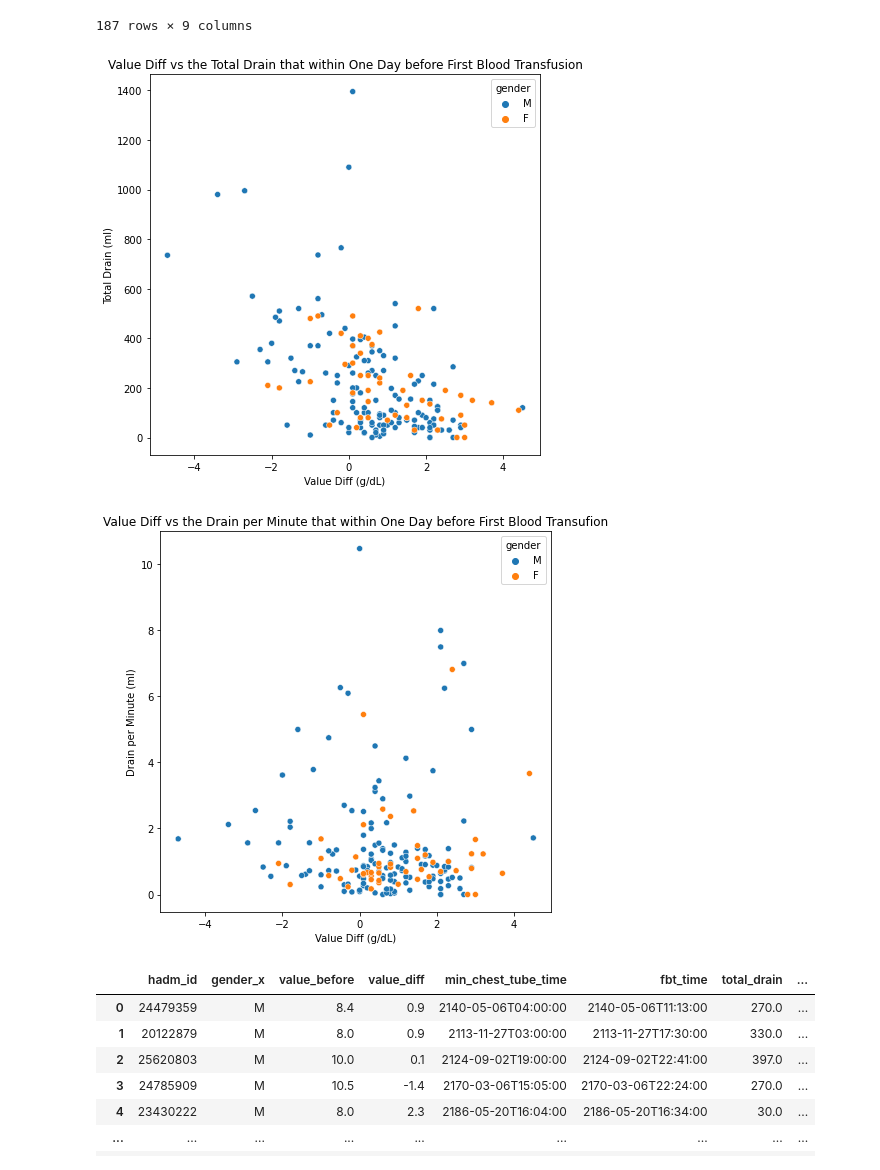
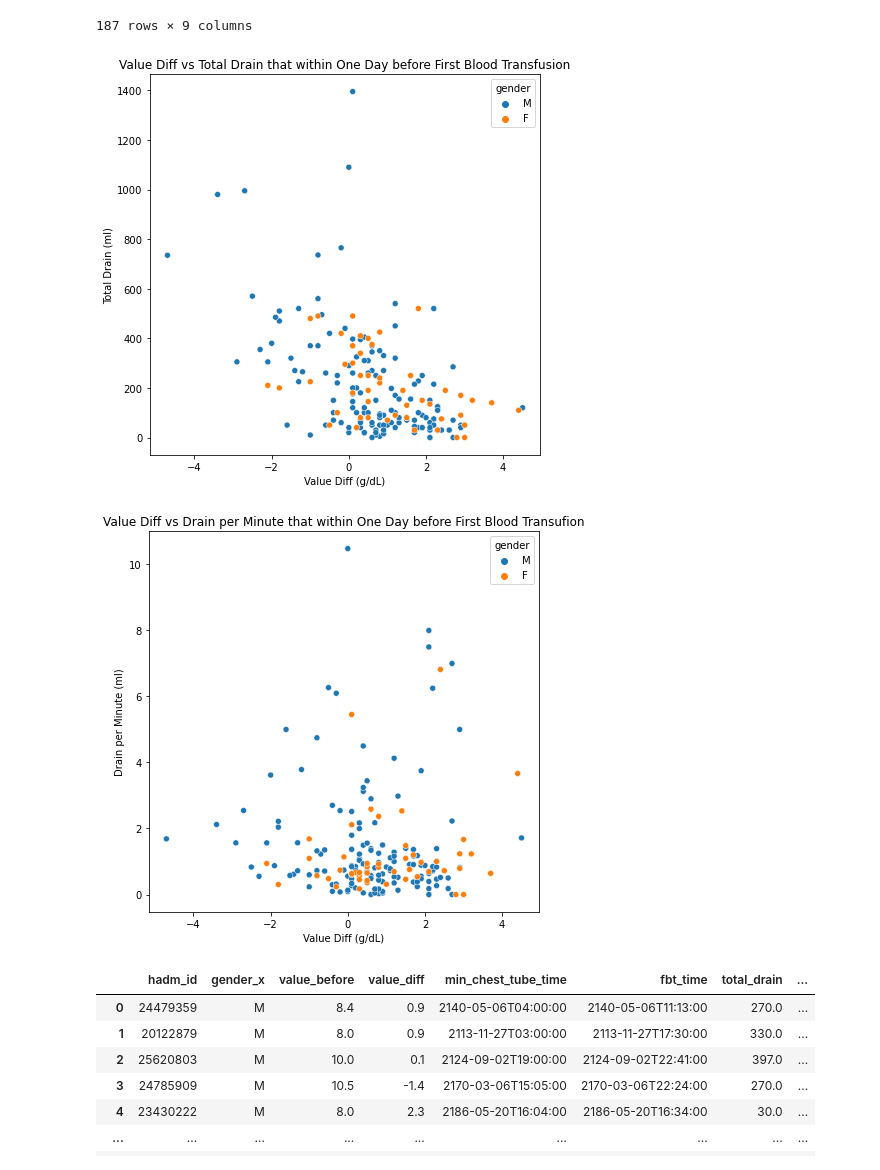
Before and after one commit to lily214754/MIMIC, a Jupyter notebook: EDA/MIMIC_EDA(only fbt).ipynb, the cells around one changed output. Saved outputs shown, nothing was run; the diff lists cells and outputs as text; code cells hidden in the pictures.

Commit message:
Update figure label name

```diff
--- a/EDA/MIMIC_EDA(only fbt).ipynb
+++ b/EDA/MIMIC_EDA(only fbt).ipynb
@@ -779,21 +777,21 @@ plt.figure(figsize=(7,7))
 sns.scatterplot(data=drain, x="value_diff", y="total_drain", hue="gender")
 plt.xlabel('Value Diff (g/dL)')
 plt.ylabel("Total Drain (ml)")
-plt.title("Value Diff vs the Total Drain that within One Day before First Blood Transfusion")
+plt.title("Value Diff vs Total Drain that within One Day before First Blood Transfusion")
 plt.savefig(f'Additional_Hb_plots/scatter_totalDrain_valuediff.png')
 plt.show()
 # %% [output]
-[figure, old version]
+[figure, new version]
 # %%
 plt.figure(figsize=(7,7))
 sns.scatterplot(data=drain, x="value_diff", y="drain_per_min", hue="gender")
 plt.xlabel('Value Diff (g/dL)')
 plt.ylabel("Drain per Minute (ml)")
-plt.title("Value Diff vs the Drain per Minute that within One Day before First Blood Transufion")
+plt.title("Value Diff vs Drain per Minute that within One Day before First Blood Transufion")
 plt.savefig(f'Additional_Hb_plots/scatter_Drain_per_min_valuediff.png')
 plt.show()
 # %% [output]
-[figure, old version]
+[figure, new version]
 # %%
 drain_blood_counts = drain.merge(blood_transfusion_count, how = 'left', on='hadm_id')
 drain_blood_counts
```
Also changed, not shown: parts of 12 cells of this notebook.
